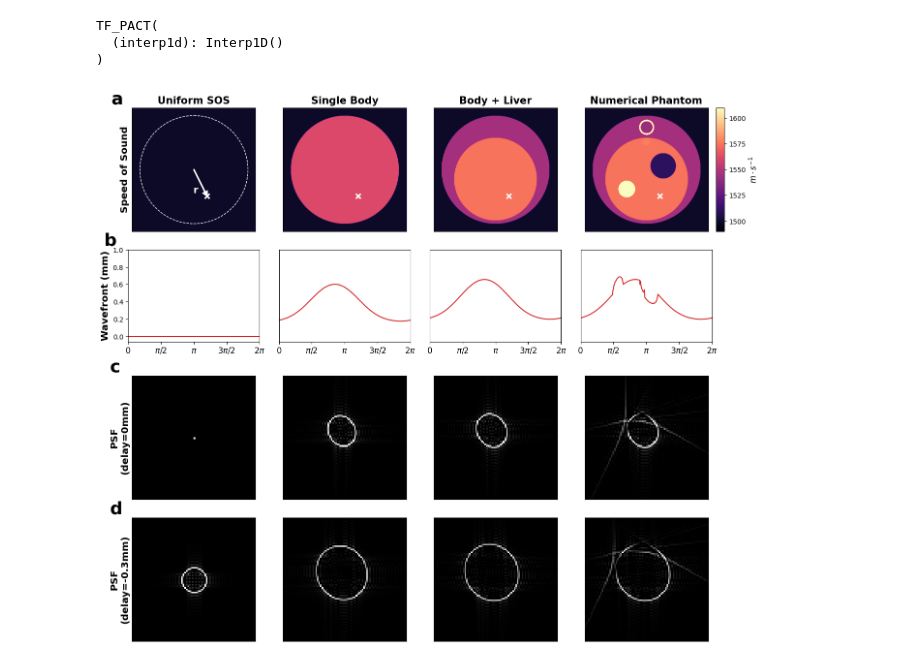
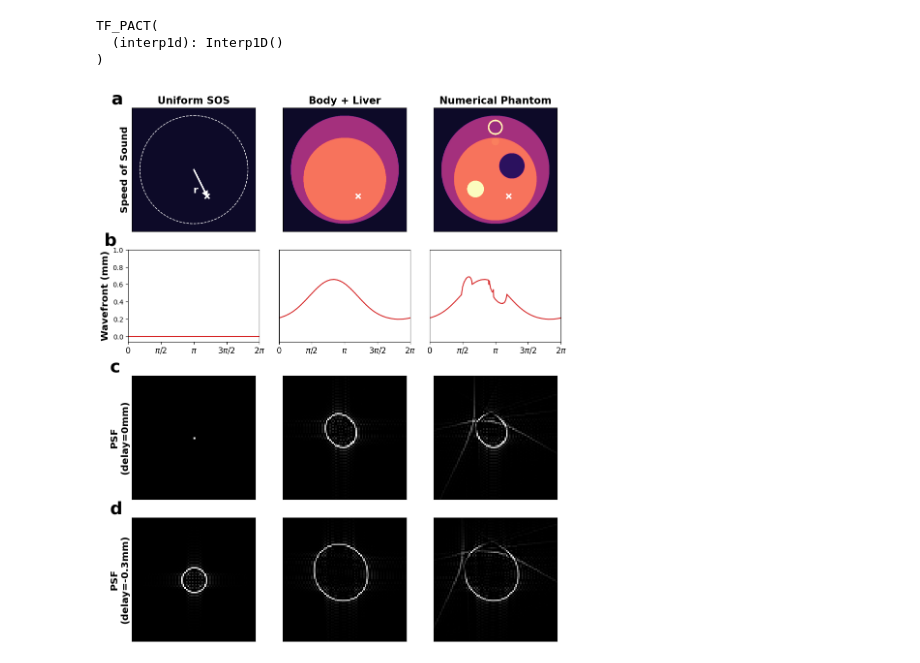
Before and after one commit to Lukeli0425/Coord-SoS-PACT, a Jupyter notebook: figures/figure_SOS.ipynb, the cells around one changed output. Drawn from its saved outputs; the diff is of its cells as text; code cells hidden in the pictures.

```diff
--- a/figures/figure_SOS.ipynb
+++ b/figures/figure_SOS.ipynb
@@ -56,7 +50,7 @@ wavefront_SOS = Wavefront_SOS(R, v0, x_vec, y_vec, n_points=360)
 wavefront_SOS.cuda()
 wavefront_SOS.eval()
 
-tf_pact = TF_PACT(n_points=160, l=6.4e-3, n_delays=delays.shape[0])
+tf_pact = TF_PACT(N=160, l=6.4e-3, n_delays=delays.shape[0])
 tf_pact.cuda()
 tf_pact.eval()
 # %% [output]
@@ -64,7 +58,7 @@ TF_PACT(
   (interp1d): Interp1D()
 )
 # %%
-SOSs = [SOS_uniform, SOS_SB, SOS_body_liver, SOS_phantom]
+SOSs = [SOS_uniform, SOS_body_liver, SOS_phantom]
 wfs, psfs = [], []
 for SOS in SOSs:
     thetas, wf = wavefront_SOS(torch.tensor(x).cuda(), torch.tensor(y).cuda(), torch.tensor(SOS).cuda())
@@ -75,7 +69,7 @@ for SOS in SOSs:
     psfs.append(psf)
 thetas = thetas.detach().cpu().numpy()
 # %%
-titles = ['Uniform SOS', 'Single Body', 'Body + Liver', 'Numerical Phantom']
+titles = ['Uniform SOS', 'Body + Liver', 'Numerical Phantom']
 
 fig = plt.figure(figsize=(16, 14.3))
 gs = GridSpec(34, 36)
@@ -114,31 +108,31 @@ for i, (SOS, wf, psf_stack, title) in enumerate(zip(SOSs, wfs, psfs, titles)):
     plt.xticks([0, np.pi/2, np.pi, 3*np.pi/2, 2*np.pi], ['0', '$\pi/2$', '$\pi$', '$3\pi/2$', '$2\pi$'], fontsize=12)
     if i == 0:
         plt.ylabel('Wavefront (mm)', fontsize=14.5, fontweight='bold')
         plt.title('b', loc='left', x=-0.18, y=1.0, fontsize=26, fontweight='bold', color='black')
     else:
         plt.yticks([])
 
     psf1, psf2 = psf_stack[0], psf_stack[1]
     psf1 = torch.clip(psf1, min=0)
     psf1 = torch.clip(psf1, min=0)
     psf2 = torch.clip(psf2, min=0)
     psf2 = torch.clip(psf2, min=0)
     ax = plt.subplot(gs[17:25,9*i:9*i+8])
     plt.imshow(psf1, cmap='gray', norm=norm_psf)
     plt.xticks([])
     plt.yticks([])
     if i == 0:
         plt.ylabel('PSF\n(delay=0mm)', fontsize=14.5, fontweight='bold')
         plt.title('c', loc='left', x=-0.18, y=1.0, fontsize=26, fontweight='bold', color='black')
 
     ax = plt.subplot(gs[26:34,9*i:9*i+8])
     plt.imshow(psf2, cmap='gray', norm=norm_psf)
     plt.xticks([])
     plt.yticks([])
     if i == 0:
         plt.ylabel('PSF\n(delay={:.1f}mm)'.format(delays[1]*1e3), fontsize=14.5, fontweight='bold')
         plt.title('d', loc='left', x=-0.18, y=1.0, fontsize=26, fontweight='bold', color='black')
 
 plt.savefig('figure_SOS.png', bbox_inches='tight', dpi=256)
 # %% [output]
-[figure, old version]
+[figure, new version]
```
Also changed, not shown: parts of 3 cells of this notebook, 7 other files.
